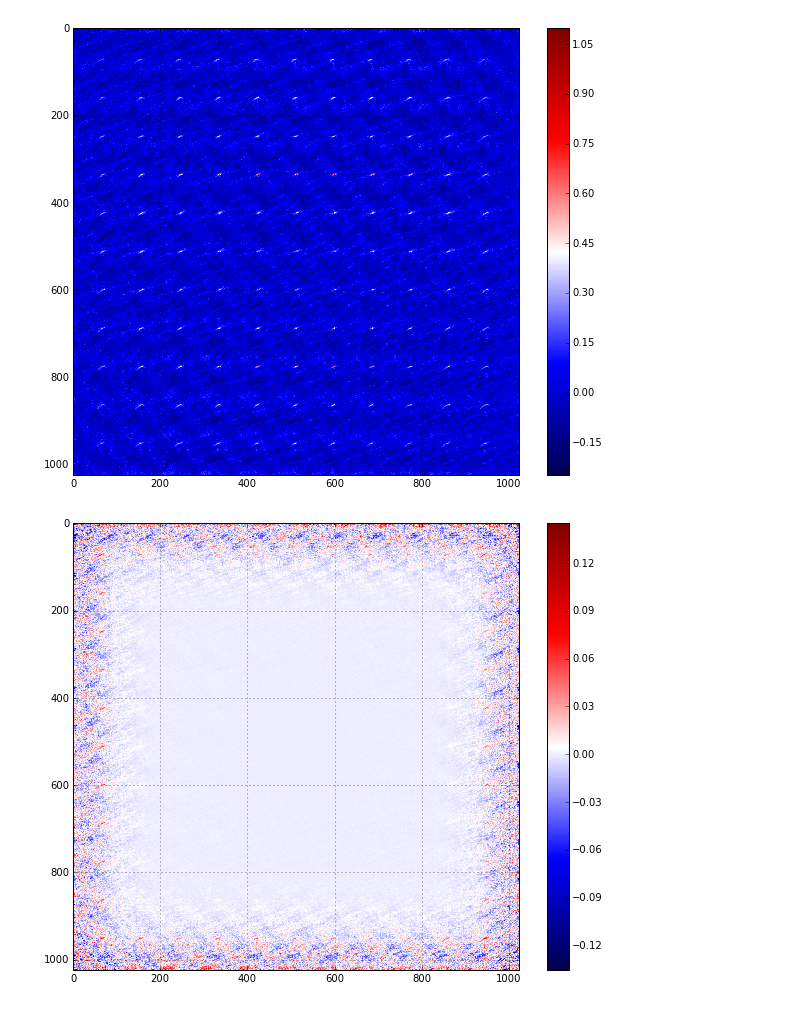
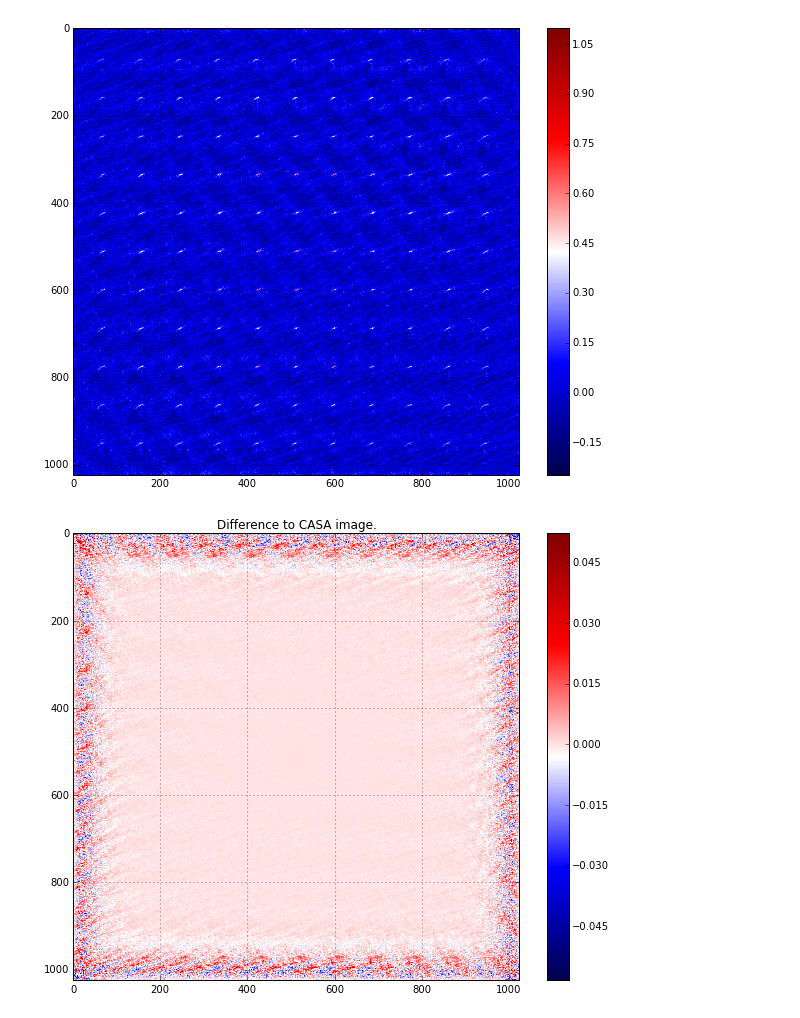
Before and after one commit to SKA-ScienceDataProcessor/crocodile, a Jupyter notebook: simple_dirty_image.ipynb, the cells around one changed output. Saved outputs shown, nothing was run; the diff lists cells and outputs as text; code cells hidden in the pictures.

```diff
--- a/simple_dirty_image.ipynb
+++ b/simple_dirty_image.ipynb
@@ -35,9 +33,8 @@ from parula import parula_map
 # %%
 fov = 3.5        # field-of-view, in degrees
 imsize = 1024    # Image dimension / grid size, in pixels
-support = 2      # GCF support (width = 2 * support + 1)
+support = 3      # GCF support (width = 2 * support + 1)
 oversample = 63  # GCF oversample (values per grid cell) - MUST BE ODD
-padding = 1.2    # TODO
 
 assert oversample % 2 == 1, 'Oversample must be odd valued!'
 
@@ -72,6 +70,6 @@ amp = oskar_vis.stokes_i(flatten=True)
 # %%
 # Generate 1d exponential GCF
-sigma = 0.8
+sigma = 1.0
 gcf_size = (2 * support + 1) * oversample
 gcf_u = numpy.arange(0, gcf_size, dtype='f8') - gcf_size / 2
 u_inc = 1.0 / oversample
@@ -97,8 +95,7 @@ ax.grid(True)
 fig = plt.figure('gcf 2d', figsize=(5, 4))
 ax = fig.add_subplot(111, aspect='equal')
 im = ax.imshow(gcf_2d, interpolation='nearest',
-               extent=[gcf_u[0], gcf_u[-1], gcf_u[0], gcf_u[-1]],
-               cmap=parula_map)
+               extent=[gcf_u[0], gcf_u[-1], gcf_u[0], gcf_u[-1]])
 plt.colorbar(im)
 ax.grid(True)
 # %% [output]
@@ -268,7 +270,8 @@ ax.grid(True)
 # %% [markdown]
 ### 6. Load Reference CASA image
 # %%
-fits_file = os.path.join('oskar_data', 'vla_grid_6h', 'test_vla_dirty_01024_w000.fits')
+fits_file = os.path.join('oskar_data', 'vla_grid_6h',
+                         'test_vla_dirty_0%04i_w000.fits' % imsize)
 casa_image = numpy.squeeze(pyfits.getdata(fits_file))
 plt.close('casa image')
 fig = plt.figure('casa image', figsize=(10, 8))
@@ -279,11 +282,22 @@ ax.grid(True)
 # %% [output]
 [figure]
 # %%
+diff = casa_image - corrected_image.real
+# diff = casa_image - image.real
+
 plt.close('diff image')
 fig = plt.figure('diff image', figsize=(10, 8))
 ax = fig.add_subplot(111, aspect='equal')
-im = ax.imshow(casa_image - corrected_image, interpolation='nearest', cmap='seismic')
+im = ax.imshow(diff, interpolation='nearest', cmap='seismic')
+ax.set_title('Difference to CASA image.')
 plt.colorbar(im)
 ax.grid(True)
+
+# plt.close('diff slice')
+# fig = plt.figure('diff slice', figsize=(8, 8))
+# ax = fig.add_subplot(111)
+# ax.plot(diff.max(axis=0))
+# ax.set_xlim([0, diff.shape[0]])
+# ax.grid(True)
 # %% [output]
-[figure, old version]
+[figure, new version]
```
Also changed, not shown: parts of 7 cells of this notebook.
